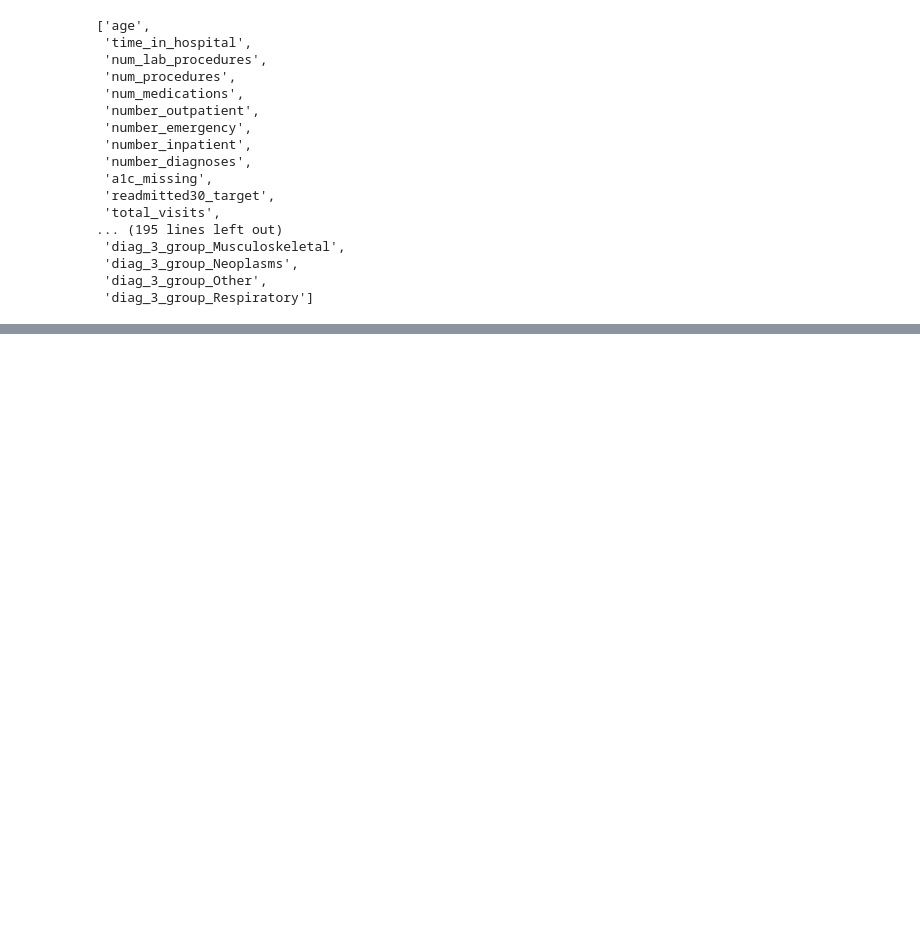
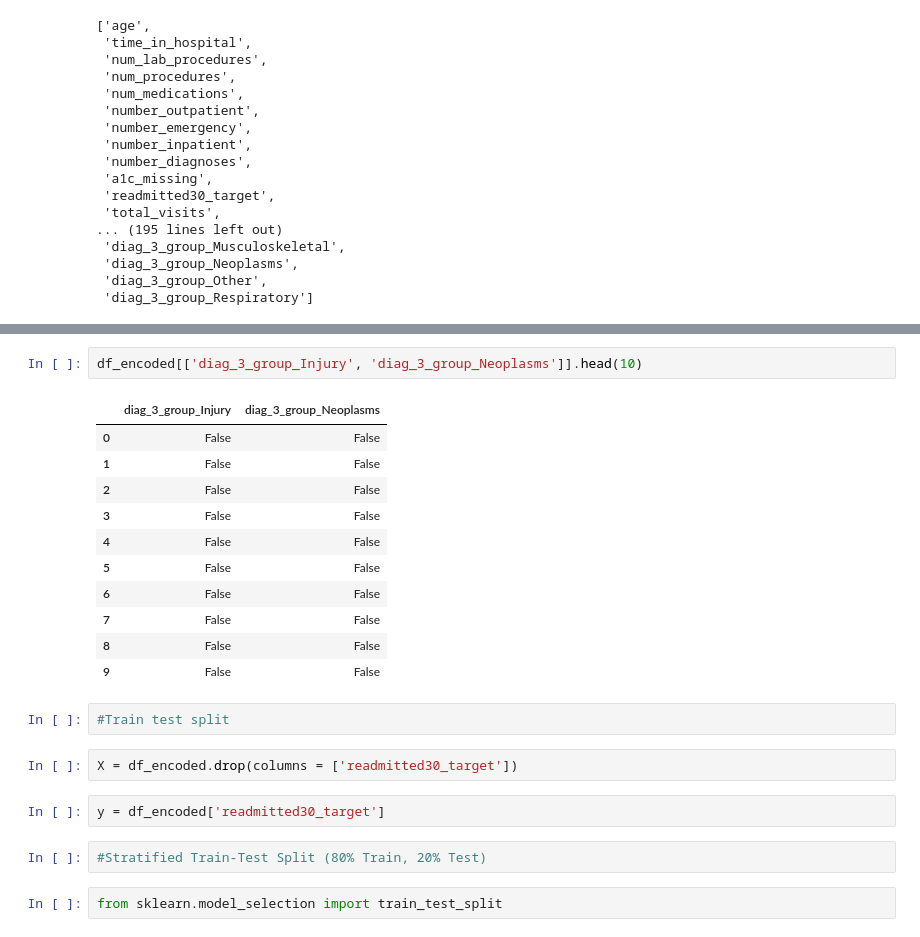
Before and after one commit to smritigupta9013/Healthcare, a Jupyter notebook: notebooks/01_eda.ipynb, the cells around one changed output, grey strips where cells are left out. Cells and saved outputs as stored; diff of their text form; blank space fills up the shorter version.

```diff
--- a/notebooks/01_eda.ipynb
+++ b/notebooks/01_eda.ipynb
@@ -1281,0 +1302,24 @@ list(df_encoded.columns)
+# %%
+df_encoded[['diag_3_group_Injury', 'diag_3_group_Neoplasms']].head(10)
+# %% [output]
+|  | diag_3_group_Injury | diag_3_group_Neoplasms |
+| 0 | False | False |
+| 1 | False | False |
+| 2 | False | False |
+| 3 | False | False |
+| 4 | False | False |
+| 5 | False | False |
+| 6 | False | False |
+| 7 | False | False |
+| 8 | False | False |
+| 9 | False | False |
+# %%
+#Train test split
+# %%
+X = df_encoded.drop(columns = ['readmitted30_target'])
+# %%
+y = df_encoded['readmitted30_target']
+# %%
+#Stratified Train-Test Split (80% Train, 20% Test)
+# %%
+from sklearn.model_selection import train_test_split
```
Also changed, not shown: parts of 17 cells of this notebook.
